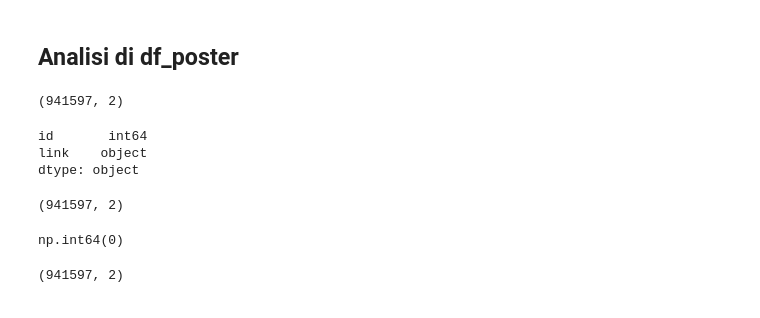
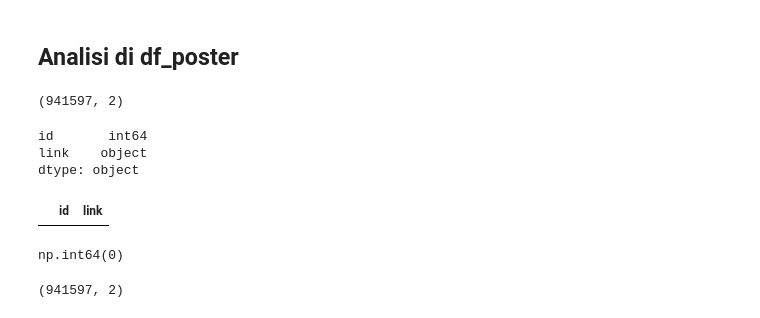
Before and after one commit to GabrieBu/freshcarrots, a Jupyter notebook: ium_Notebook/Cleaning.ipynb, the cells around one changed output. Drawn from its saved outputs; the diff is of its cells as text; code cells hidden in the pictures.

```diff
--- a/ium_Notebook/Cleaning.ipynb
+++ b/ium_Notebook/Cleaning.ipynb
@@ -322,11 +321,9 @@ df_posters.rename(columns={'id': 'id_film'}, inplace=True)
 # %%
 df_posters["link"].fillna("https://media.istockphoto.com/id/1409329028/vector/no-picture-available-placeholder-thumbnail-icon-illustration-design.jpg?s=612x612&w=0&k=20&c=_zOuJu755g2eEUioiOUdz_mHKJQJn-tDgIAhQzyeKUQ=",inplace=True)
 # %%
-
-# df_posters.loc[df_posters["id"].isna()]
-df_posters.shape
+df_posters.loc[df_posters["id"].isna()]
 # %% [output]
-(941597, 2)
+|  | id | link |
 # %%
 df_posters["id"].duplicated().sum()
 # %% [output]
```
Also changed, not shown: parts of 27 cells of this notebook.
